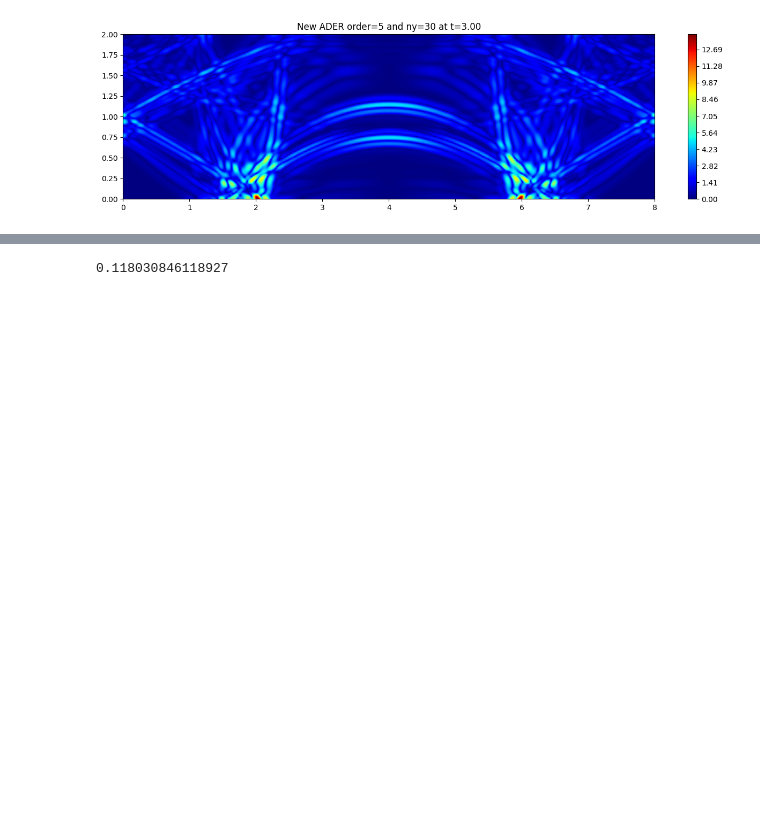
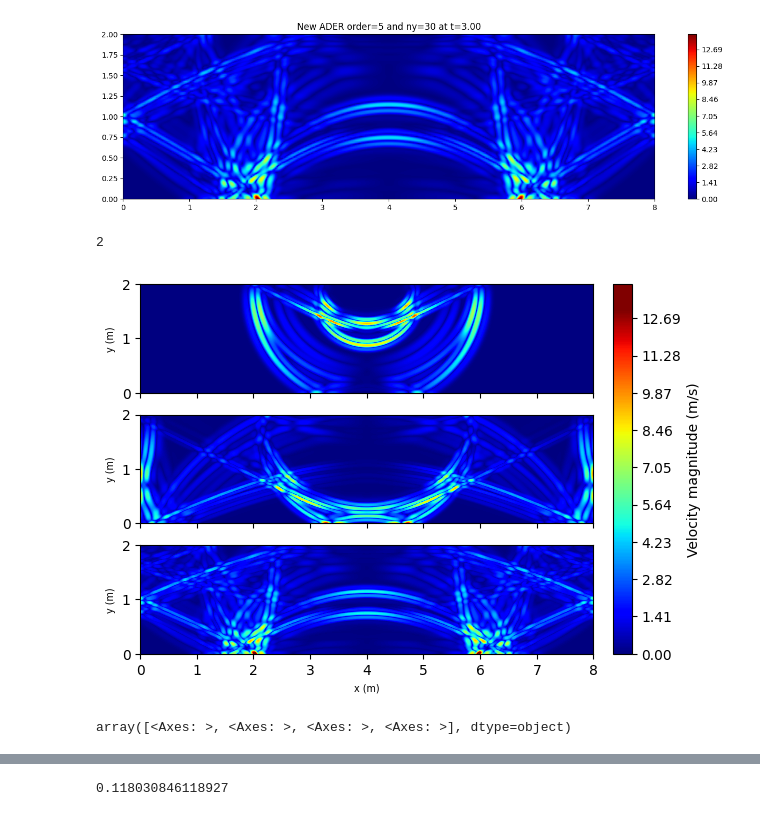
Before and after one commit to kieranricardo/ader-dg-transport, a Jupyter notebook: notebooks/elastic-wave-ader-gaussian-stability.ipynb, the cells around one changed output, grey strips where cells are left out. Drawn from its saved outputs; the diff is of its cells as text; code cells hidden in the pictures; blank space fills up the shorter version.

```diff
--- a/notebooks/elastic-wave-ader-gaussian-stability.ipynb
+++ b/notebooks/elastic-wave-ader-gaussian-stability.ipynb
@@ -148,11 +169,11 @@ nx = 4 * ny
 importlib.reload(elastic_wave_ader)
 
 if poly_order == 3:
-    cfl = 0.9 * 0.7
+    cfl = 0.7
 elif poly_order == 4:
-    cfl = 0.9 * 0.44
+    cfl = 0.44
 elif poly_order == 5:
-    cfl = 0.9 * 0.33
+    cfl = 0.33
 else:
     raise NotImplementedError
 
@@ -235,3 +256,28 @@ plt.colorbar()
 # %% [output]
 <matplotlib.colorbar.Colorbar at 0x...>
 [figure]
+# %%
+len(new_ader_states)
+# %% [output]
+2
+# %%
+fig, axs = plt.subplots(nrows=3, sharex=True)
+
+for idx in range(3):
+    u, v, oxx, oyy, oxy = solver.get_vars(new_ader_states[idx + 1])
+
+    im = axs[idx].tricontourf(xs.ravel(), ys.ravel(), np.sqrt(u**2 + v**2).ravel(), levels=1000, cmap='jet', vmax=13.0)
+    axs[idx].set_ylabel('y (m)', fontsize='x-small')
+    # cbar = plt.colorbar(im, ax=axs[idx])
+    # cbar.ax.tick_params(labelsize=8)
+
+axs[-1].set_xlabel('x (m)', fontsize='x-small')
+fig.colorbar(im, ax=axs.ravel().tolist(), fraction=0.046, pad=0.04, label='Velocity magnitude (m/s)')
+# plt.tight_layout()
+plt.savefig('elastic-wave-snapshots.png')
+# %% [output]
+[figure, added]
+# %%
+axs
+# %% [output]
+array([<Axes: >, <Axes: >, <Axes: >, <Axes: >], dtype=object)
```
Also changed, not shown: parts of 9 cells of this notebook, 8 other files.
